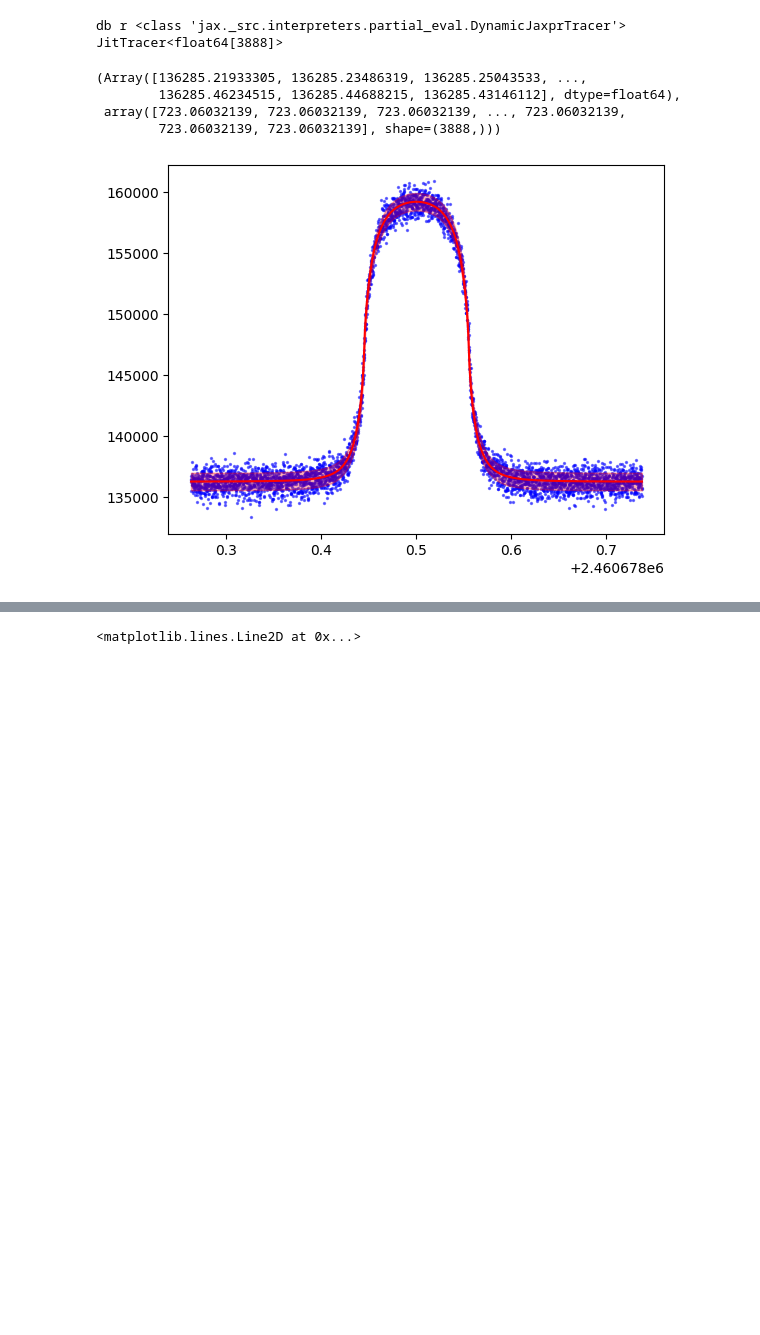
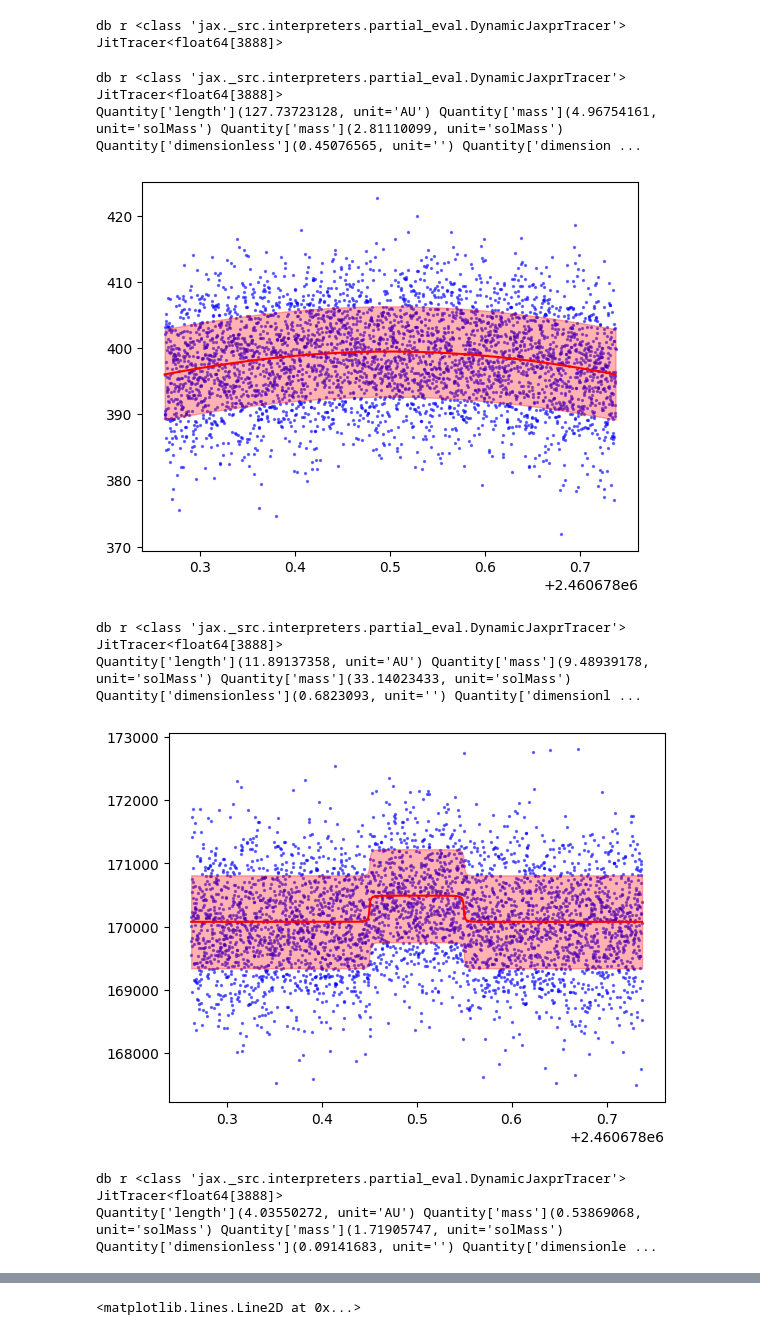
Before and after one commit to COBALT-lensing/py-self-lensing, a Jupyter notebook: demo.ipynb, the cells around one changed output, grey strips where cells are left out. Saved outputs shown, nothing was run; the diff lists cells and outputs as text; code cells hidden in the pictures; blank space fills up the shorter version.

Commit message:
Add factory methods for generating sims

```diff
--- a/demo.ipynb
+++ b/demo.ipynb
@@ -76,21 +76,27 @@ db r <class 'jax._src.interpreters.partial_eval.DynamicJaxprTracer'> JitTracer<f
 # model_lcg = GPLightcurveGenerator(sls, start_time=start_time, end_time=end_time, peak_time=peak_time, ev=True, db=True, sl=True, lensing_method=LENSING_METHOD, bins=27*24*6, gp=TESSGP)
 # model_lcg.gp.condition(lcg.flux_array)
 # %%
-# scale_factor = numpy.mean(lcg.gp.generate())
-pyplot.scatter(lcg.times.jd, lcg.flux_array  , s=2, alpha=0.5, c='blue')
-# pyplot.plot(plain_lcg.times.jd, plain_lcg.flux_array, c='green')
-# model_gp_f = model_lcg.gp.generate()
-# pyplot.scatter(model_lcg.times.jd,( 1+(lcg.flux_array - model_gp_f)/numpy.mean(model_gp_f)), c='red', s=2, alpha=0.5,)
-mu = lcg.gp.model.loc
-std = numpy.sqrt(lcg.gp.model.variance)
-pyplot.plot(lcg.times.jd, mu , c='red')
-pyplot.fill_between(lcg.times.jd, mu + std, mu - std, color="red", alpha=0.3)
-# pyplot.plot(model_plain_lcg.times.jd, model_plain_lcg.flux_array, c='orange')
-# pyplot.xlim((peak_time.jd - sls.tau_eff.value/2, peak_time.jd + sls.tau_eff.value/2))
-mu, std
+for lcg in GPLightcurveGenerator.factory(total=5, start_time=start_time, end_time=end_time, peak_time=peak_time, ev=True, db=True, sl=True, lensing_method=LENSING_METHOD, bins=27*24*6, gp=TESSGP):
+    # scale_factor = numpy.mean(lcg.gp.generate())
+    pyplot.scatter(lcg.times.jd, lcg.flux_array  , s=2, alpha=0.5, c='blue')
+    # pyplot.plot(plain_lcg.times.jd, plain_lcg.flux_array, c='green')
+    # model_gp_f = model_lcg.gp.generate()
+    # pyplot.scatter(model_lcg.times.jd,( 1+(lcg.flux_array - model_gp_f)/numpy.mean(model_gp_f)), c='red', s=2, alpha=0.5,)
+    mu = lcg.gp.model.loc
+    std = numpy.sqrt(lcg.gp.model.variance)
+    pyplot.plot(lcg.times.jd, mu , c='red')
+    pyplot.fill_between(lcg.times.jd, mu + std, mu - std, color="red", alpha=0.3)
+    # pyplot.plot(model_plain_lcg.times.jd, model_plain_lcg.flux_array, c='orange')
+    # pyplot.xlim((peak_time.jd - sls.tau_eff.value/2, peak_time.jd + sls.tau_eff.value/2))
+    print(lcg.lensing_system.a, lcg.lensing_system.Macc, lcg.lensing_system.Mcomp, lcg.lensing_system.e, lcg.lensing_system.b, lcg.lensing_system.i)
+    pyplot.show()
+    mu, std
 # %% [output]
-(Array([136285.21933305, 136285.23486319, 136285.25043533, ...,
-        136285.46234515, 136285.44688215, 136285.43146112], dtype=float64),
- array([723.06032139, 723.06032139, 723.06032139, ..., 723.06032139,
-        723.06032139, 723.06032139], shape=(3888,)))
+db r <class 'jax._src.interpreters.partial_eval.DynamicJaxprTracer'> JitTracer<float64[3888]>
+Quantity['length'](127.73723128, unit='AU') Quantity['mass'](4.96754161, unit='solMass') Quantity['mass'](2.81110099, unit='solMass') Quantity['dimensionless'](0.45076565, unit='') Quantity['dimension ...
-[figure, old version]
+[figure, new version]
+db r <class 'jax._src.interpreters.partial_eval.DynamicJaxprTracer'> JitTracer<float64[3888]>
+Quantity['length'](11.89137358, unit='AU') Quantity['mass'](9.48939178, unit='solMass') Quantity['mass'](33.14023433, unit='solMass') Quantity['dimensionless'](0.6823093, unit='') Quantity['dimensionl ...
+[figure, added]
+db r <class 'jax._src.interpreters.partial_eval.DynamicJaxprTracer'> JitTracer<float64[3888]>
+Quantity['length'](4.03550272, unit='AU') Quantity['mass'](0.53869068, unit='solMass') Quantity['mass'](1.71905747, unit='solMass') Quantity['dimensionless'](0.09141683, unit='') Quantity['dimensionle ...
```
Also changed, not shown: parts of 1 cell of this notebook, 3 other files.
